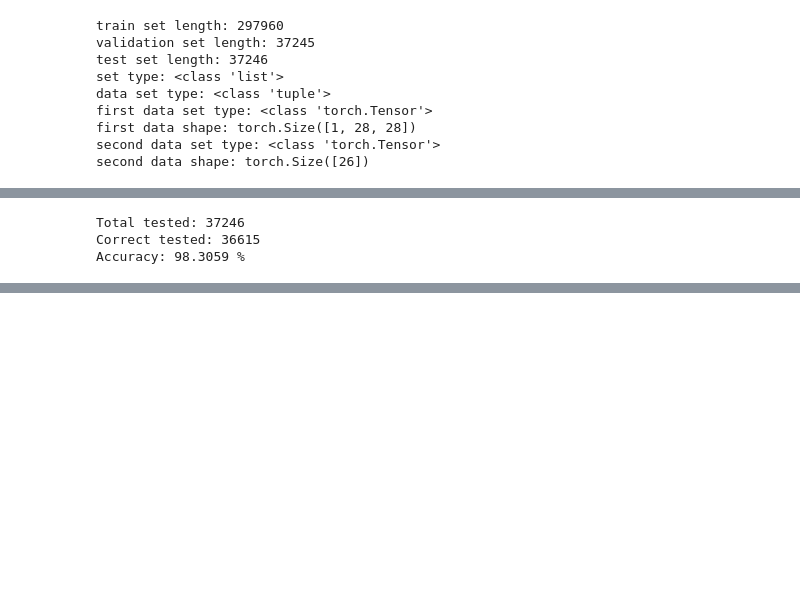
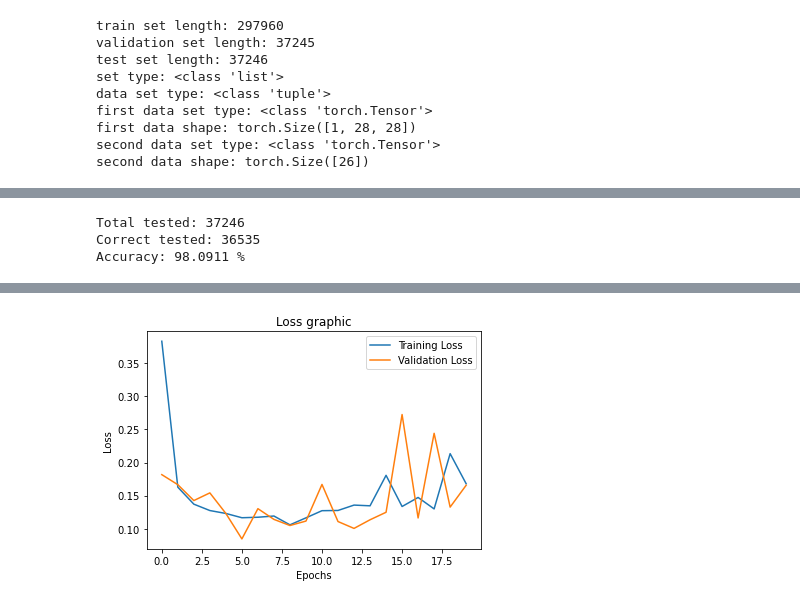
Before and after one commit to jneirar/ai_project5, a Jupyter notebook: Training.ipynb, the cells around one changed output, grey strips where cells are left out. Cells and saved outputs as stored; diff of their text form; code cells hidden in the pictures; blank space fills up the shorter version.

```diff
--- a/Training.ipynb
+++ b/Training.ipynb
@@ -244,26 +331,7 @@ plt.show()
-# %%
-model.eval()
-
-correct = 0
-total = 0
-with torch.no_grad():
-    for image_batch, label_batch in test_loader:
-        image_batch = image_batch.to(device)
-
-        label_batch_pred = model(image_batch)
-
-        image_batch = image_batch.to('cpu')
-        label_batch_pred = label_batch_pred.to('cpu')
-
-        _, test = torch.max(label_batch.data, 1)
-        _, predicted = torch.max(label_batch_pred.data, 1)
-        total += label_batch.size(0)
-        correct += (predicted == test).sum().item()
-print(f'Total tested: {total}')
-print(f'Correct tested: {correct}')
-print(f'Accuracy: {(100.0 * correct / total):.4f} %')
-# %% [output]
-Total tested: 37246
-Correct tested: 36615
-Accuracy: 98.3059 %
+# %%
+testing_model(model, test_loader)
+# %% [output]
+Total tested: 37246
+Correct tested: 36535
+Accuracy: 98.0911 %
 # %%
@@ -270,0 +339,46 @@ torch.save(model, PATH + '/Lenet5.pt')
+# %%
+class AlexNet_5_fc(nn.Module):
+    def __init__(self):
+        super(AlexNet_5_fc, self).__init__()
+        self.features = nn.Sequential(
+            nn.Conv2d(1, 64, kernel_size=(5, 5), stride=(2, 2), padding=(2, 2)),
+            nn.ReLU(inplace = True),
+            nn.MaxPool2d(kernel_size=2, stride=2, padding=0, dilation=1, ceil_mode=False),
+            nn.Conv2d(64, 192, kernel_size=(5, 5), stride=(1, 1), padding=(2, 2)),
+            nn.ReLU(inplace = True),
+            nn.MaxPool2d(kernel_size=2, stride=2, padding=0, dilation=1, ceil_mode=False),
+            nn.Conv2d(192, 384, kernel_size=(3, 3), stride=(1, 1), padding=(1, 1)),
+            nn.ReLU(inplace = True),
+            nn.Conv2d(384, 256, kernel_size=(3, 3), stride=(1, 1), padding=(1, 1)),
+            nn.ReLU(inplace = True),
+            nn.Conv2d(256, 256, kernel_size=(3, 3), stride=(1, 1), padding=(1, 1)),
+            nn.ReLU(inplace = True),
+            nn.MaxPool2d(kernel_size=2, stride=1, padding=0, dilation=1, ceil_mode=False),
+            nn.AdaptiveAvgPool2d(output_size=(6, 6))
+        )
+        self.classifier = nn.Sequential(
+            nn.Dropout(p=0.2, inplace = False),
+            nn.Linear(in_features=9216, out_features=4096, bias=True),
+            nn.ReLU(inplace = True),
+            nn.Dropout(p=0.2, inplace = False),
+            nn.Linear(in_features=4096, out_features=2048, bias=True),
+            nn.ReLU(inplace = True),
+            nn.Linear(in_features=2048, out_features=1024, bias=True),
+            nn.ReLU(inplace = True),
+            nn.Linear(in_features=1024, out_features=256, bias=True),
+            nn.ReLU(inplace = True),
+            nn.Linear(in_features=256, out_features=26, bias=True)
+         )
+
+    def forward(self, image):
+        out = self.features(image)
+        out = out.view(out.size(0), -1)
+        out = self.classifier(out)
+        return out
+# %%
+model = AlexNet_5_fc()
+model.to(device)
+loss = nn.CrossEntropyLoss()
+optimizer = torch.optim.Adam(params=model.parameters(), lr=0.001, weight_decay=1e-5)
+training_model(model, 20, loss, optimizer, train_loader)
+# %% [output]
@@ -270,0 +405 @@ torch.save(model, PATH + '/Lenet5.pt')
+[figure, added]
```
Also changed, not shown: parts of 28 cells of this notebook, 1 other file.
